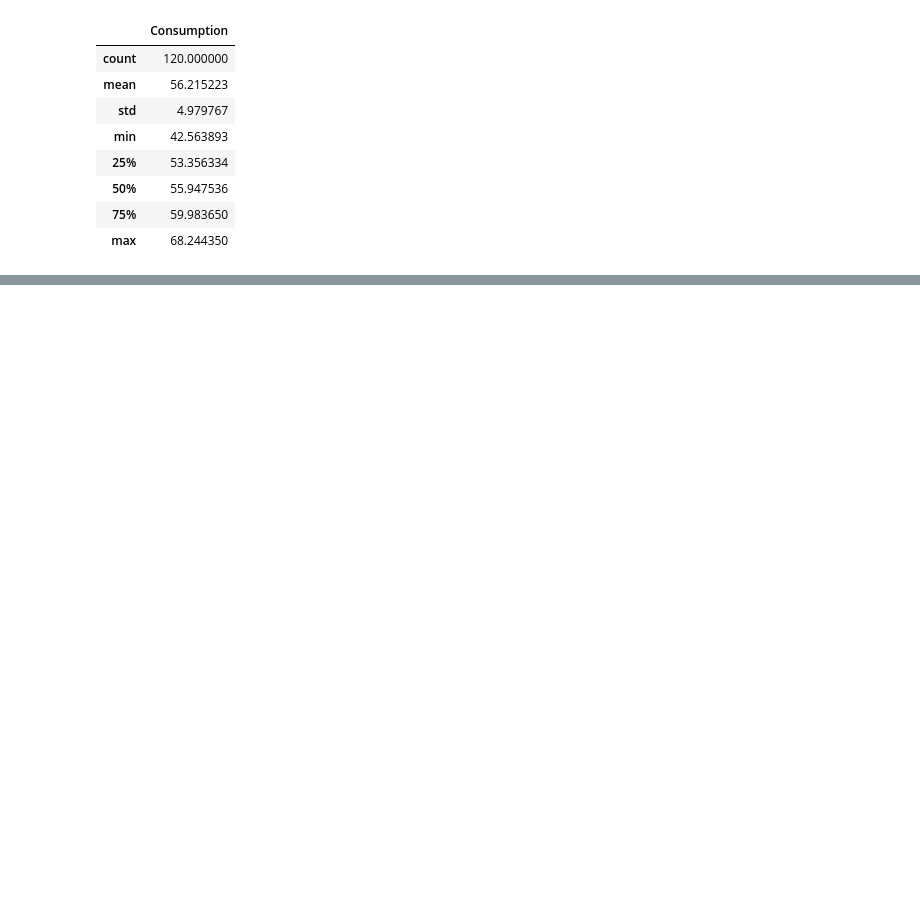
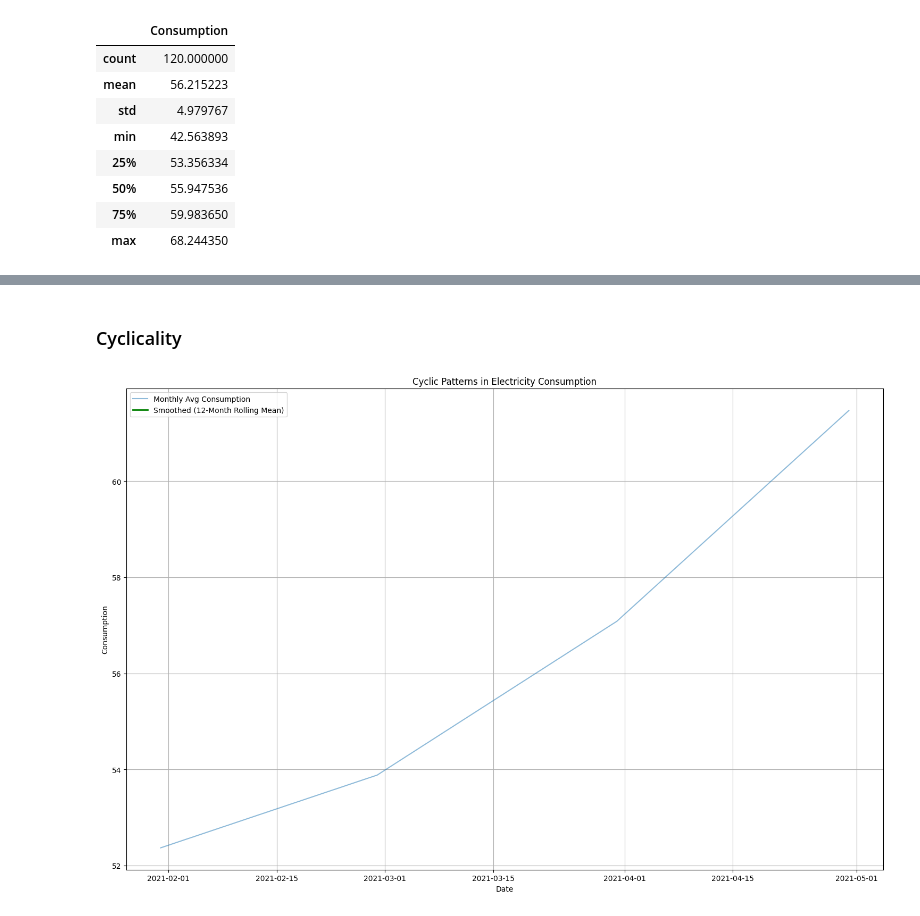
Before and after one commit to jcp-tech/Seneca_Class_Notes, a Jupyter notebook: Semester 1/AIG140 - Advanced Data Visualization/Lab 11/Lab11-Group2.ipynb, the cells around one changed output, grey strips where cells are left out. Cells and saved outputs as stored; diff of their text form; code cells hidden in the pictures; blank space fills up the shorter version.

```diff
--- a/Semester 1/AIG140 - Advanced Data Visualization/Lab 11/Lab11-Group2.ipynb
+++ b/Semester 1/AIG140 - Advanced Data Visualization/Lab 11/Lab11-Group2.ipynb
@@ -81,0 +122,17 @@ plt.show() # Show the plot
+# %% [markdown]
+### Cyclicality
+# %%
+monthly = df["Consumption"].resample("M").mean()
+cycle = monthly.rolling(window=12, center=True).mean()
+plt.figure(figsize=(15, 10))
+plt.plot(monthly.index, monthly.values, label="Monthly Avg Consumption", alpha=0.5)
+plt.plot(cycle.index, cycle.values, label="Smoothed (12-Month Rolling Mean)", color='green', linewidth=2)
+plt.title("Cyclic Patterns in Electricity Consumption")
+plt.xlabel("Date")
+plt.ylabel("Consumption")
+plt.legend()
+plt.grid(True)
+plt.tight_layout()
+plt.show()
+# %% [output]
+[figure, added]
```
Also changed, not shown: parts of 24 cells of this notebook.
